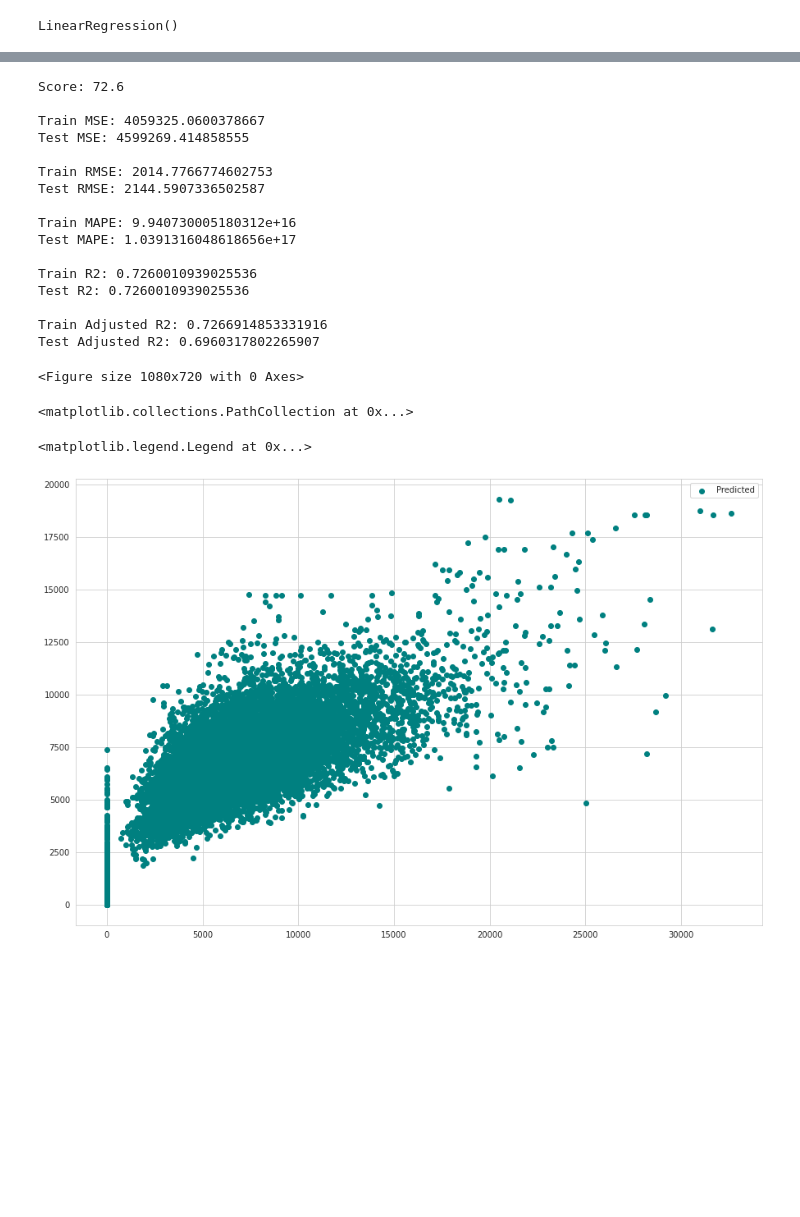
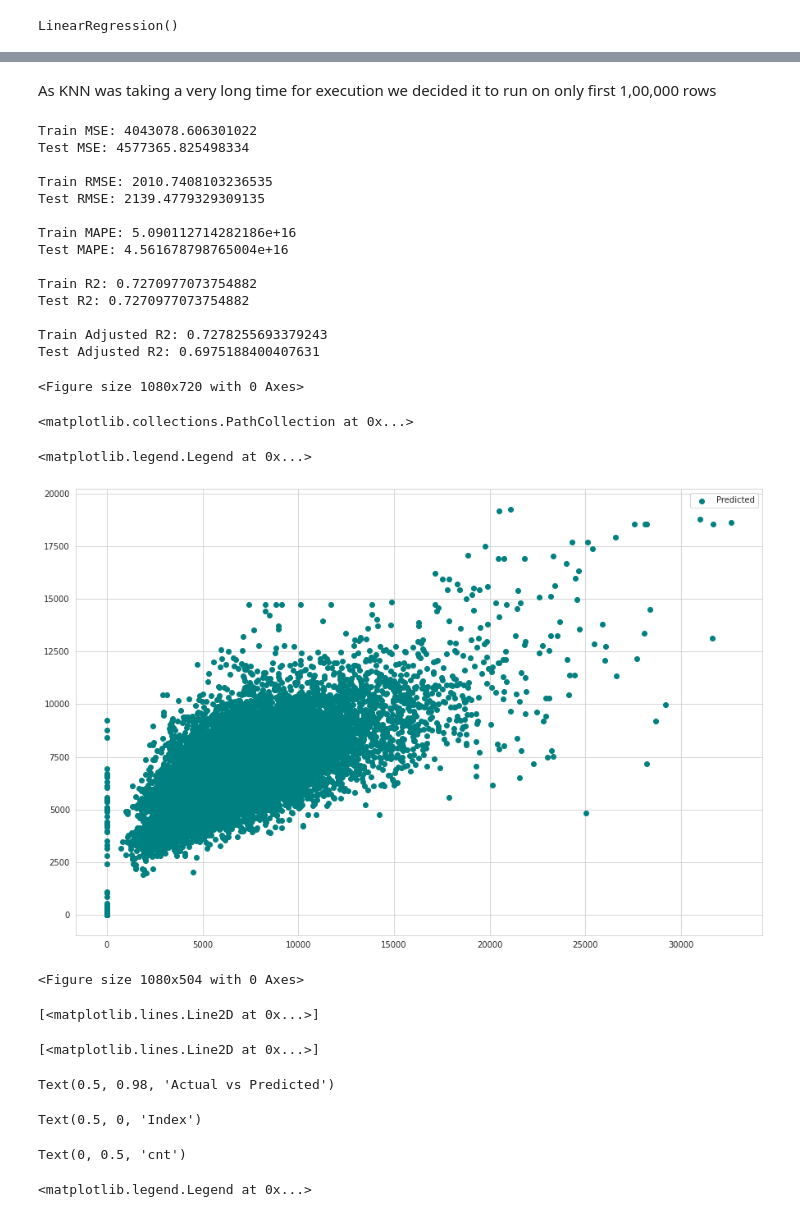
Before and after one commit to piyush02nir/Retail-Sales-Prediction, a Jupyter notebook: Retail_Sales_Prediction.ipynb, the cells around one changed output, grey strips where cells are left out. Saved outputs shown, nothing was run; the diff lists cells and outputs as text; code cells hidden in the pictures; blank space fills up the shorter version.

```diff
--- a/Retail_Sales_Prediction.ipynb
+++ b/Retail_Sales_Prediction.ipynb
@@ -1103,3 +1231,4 @@ calc_vif(df_dummy[[i for i in df_dummy.describe().columns if i not in ['Store','
 # %%
-df_dummy.drop('StateHoliday', axis = 1, inplace = True)
+#drop the varible
+df_dummy.drop('Month', axis = 1, inplace = True)
 # %%
@@ -1597,0 +1669,2 @@ y_pred_test_knn = knnreg.predict(X_te)
+# %% [markdown]
+As KNN was taking a very long time for execution we decided it to run on only first 1,00,000 rows
@@ -1598,10 +1687,5 @@ y_pred_test_knn = knnreg.predict(X_te)
 # %%
 l1 = list()
-
-#calculate score
-score = knn.score(X_t, y_t)
-print(f'Score: {round(score*100,2)}\n')
-l1.append(score)
 
 #calculate MSE
 #train
@@ -1625,7 +1709,7 @@ RMSE_te=np.sqrt(MSE_te)
 print("Test RMSE:",RMSE_te)
 l1.append(RMSE_te)
 
-#calculate MAE
+#calculate MAPE
 #train
 MAE_t= mean_absolute_percentage_error(y_t, y_pred_train_knn)
 print("\nTrain MAPE:",MAE_t)
@@ -1649,44 +1733,61 @@ l1.append(r2_te)
 
 rows = X_te.shape[0]
 cols = X_te.shape[1]
 
 #train
 Adjusted_R2_t = (1 - (1 - r2_t * ((rows - 1) / (rows - cols - 1))))
 print(f"\nTrain Adjusted R2:",Adjusted_R2_t)
 l1.append(Adjusted_R2_t)
 
 #test
 Adjusted_R2_te = (1 - (1 - r2_te * ((rows - 1) / (rows - cols - 1))))
 print(f"Test Adjusted R2: {Adjusted_R2_te}\n")
 l1.append(Adjusted_R2_te)
 
 #Plot the figure
 plt.figure(figsize=(15,10))
 plt.scatter(y_te,np.array(y_pred_test_knn), color = "Teal")
 # plt.plot(y_test,(np.array(y_test)))
 plt.legend(["Predicted","Actual"])
 plt.show()
 
-k_nn = []
+# Actual vs Predicted
+plt.figure(figsize = [15,7])
+index = [i for i in range(0,len(y_test[0:250]),1)]
+plt.plot(index,y_test[0:250], color='#F4A460', linewidth=2.5, linestyle="-")   # plotting actual values of cnt variable
+plt.plot(index,y_pred_train_knn[0:250], color='#20B2AA', linewidth=2.5, linestyle="-")    # plotting predicted values of cnt variable
+plt.suptitle('Actual vs Predicted', fontsize = 25)    # plotting heading
+plt.xlabel('Index', fontsize = 15)                      # xlabel
+plt.ylabel('cnt', fontsize = 15)                      # ylabel
+plt.legend(y_test, y_pred_train_knn, labels = ['y_test', 'y_test_pred'], bbox_to_anchor = [1,1], fontsize = 12)
+plt.show()
+
+k_nn = [] #make a empty list
+# call the value_cal function to get all the required values of the modal
 k_nn = [round(value, 4) for value in l1]
 # %% [output]
-Score: 72.6
+Train MSE: 4043078.606301022
+Test MSE: 4577365.825498334
 
-Train MSE: 4059325.0600378667
-Test MSE: 4599269.414858555
+Train RMSE: 2010.7408103236535
+Test RMSE: 2139.4779329309135
 
-Train RMSE: 2014.7766774602753
-Test RMSE: 2144.5907336502587
+Train MAPE: 5.090112714282186e+16
+Test MAPE: 4.561678798765004e+16
 
-Train MAPE: 9.940730005180312e+16
-Test MAPE: 1.0391316048618656e+17
+Train R2: 0.7270977073754882
+Test R2: 0.7270977073754882
 
-Train R2: 0.7260010939025536
-Test R2: 0.7260010939025536
-
-Train Adjusted R2: 0.7266914853331916
-Test Adjusted R2: 0.6960317802265907
+Train Adjusted R2: 0.7278255693379243
+Test Adjusted R2: 0.6975188400407631
 <Figure size 1080x720 with 0 Axes>
 <matplotlib.collections.PathCollection at 0x...>
 <matplotlib.legend.Legend at 0x...>
-[figure, old version]
+[figure, new version]
+<Figure size 1080x504 with 0 Axes>
+[<matplotlib.lines.Line2D at 0x...>]
+[<matplotlib.lines.Line2D at 0x...>]
+Text(0.5, 0.98, 'Actual vs Predicted')
+Text(0.5, 0, 'Index')
+Text(0, 0.5, 'cnt')
+<matplotlib.legend.Legend at 0x...>
```
Also changed, not shown: parts of 224 cells of this notebook.
